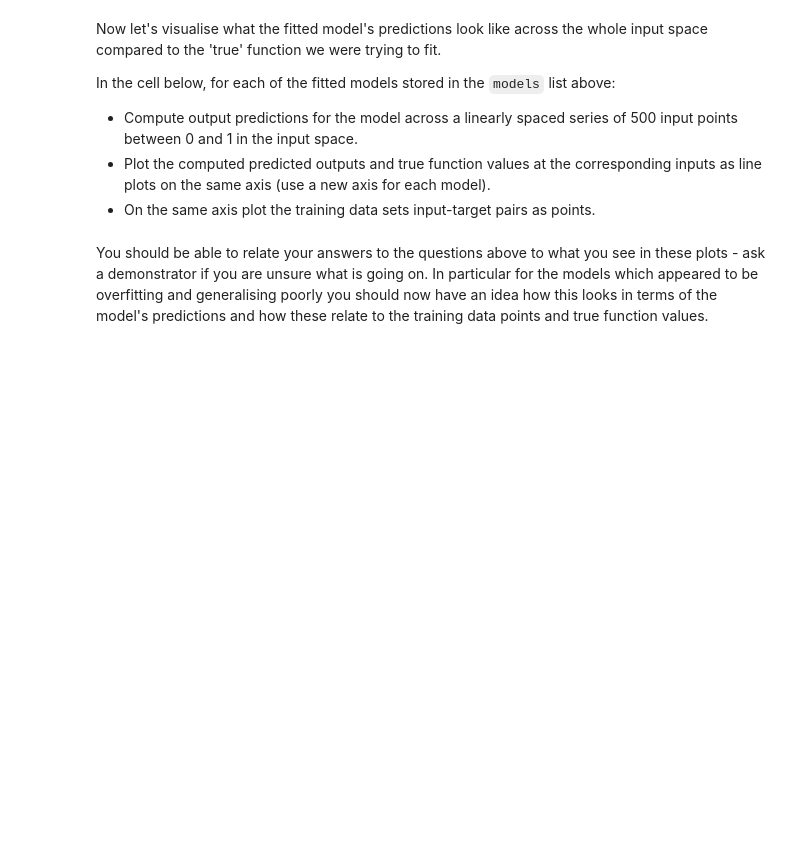
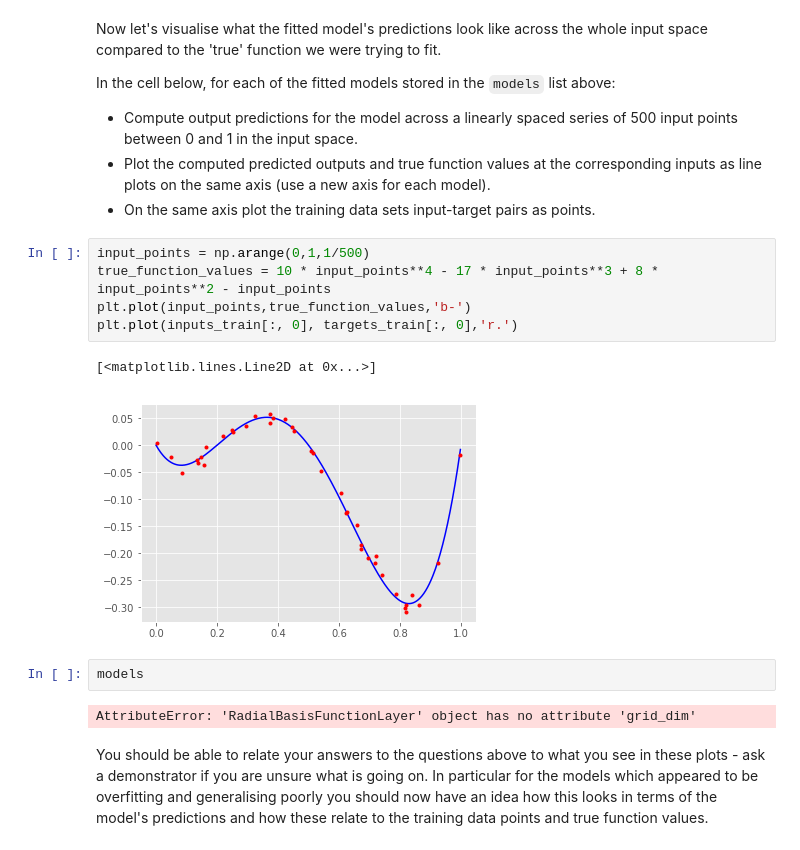
Before and after one commit to Cuijie12358/mlpractical, a Jupyter notebook: notebooks/04_Generalisation_and_overfitting.ipynb, the cells around one changed output. Saved outputs shown, nothing was run; the diff lists cells and outputs as text; blank space fills up the shorter version.

```diff
--- a/notebooks/04_Generalisation_and_overfitting.ipynb
+++ b/notebooks/04_Generalisation_and_overfitting.ipynb
@@ -257,5 +257,17 @@ In the cell below, for each of the fitted models stored in the `models` list abo
   * Compute output predictions for the model across a linearly spaced series of 500 input points between 0 and 1 in the input space.
   * Plot the computed predicted outputs and true function values at the corresponding inputs as line plots on the same axis (use a new axis for each model).
   * On the same axis plot the training data sets input-target pairs as points.
+# %%
+input_points = np.arange(0,1,1/500)
+true_function_values = 10 * input_points**4 - 17 * input_points**3 + 8 * input_points**2 - input_points
+plt.plot(input_points,true_function_values,'b-')
+plt.plot(inputs_train[:, 0], targets_train[:, 0],'r.')
+# %% [output]
+[<matplotlib.lines.Line2D at 0x...>]
+[figure, added]
+# %%
+models
+# %% [output]
+AttributeError: 'RadialBasisFunctionLayer' object has no attribute 'grid_dim'
 # %% [markdown]
 You should be able to relate your answers to the questions above to what you see in these plots - ask a demonstrator if you are unsure what is going on. In particular for the models which appeared to be overfitting and generalising poorly you should now have an idea how this looks in terms of the model's predictions and how these relate to the training data points and true function values.
```
Also changed, not shown: parts of 4 cells of this notebook.
